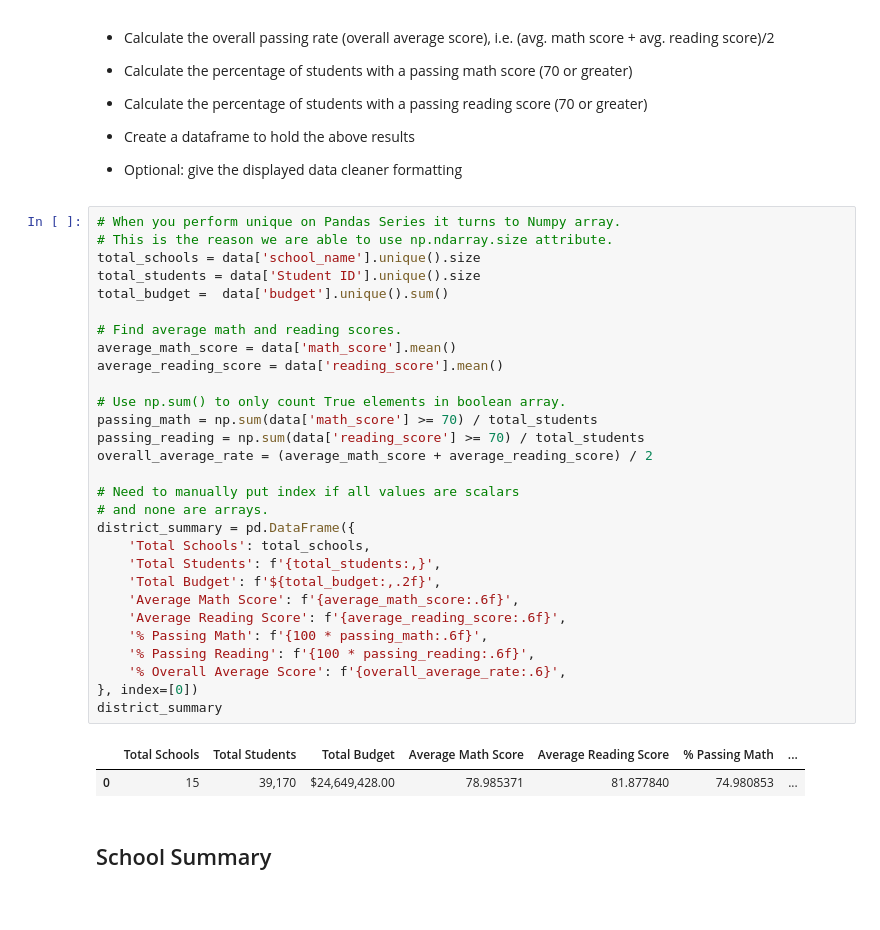
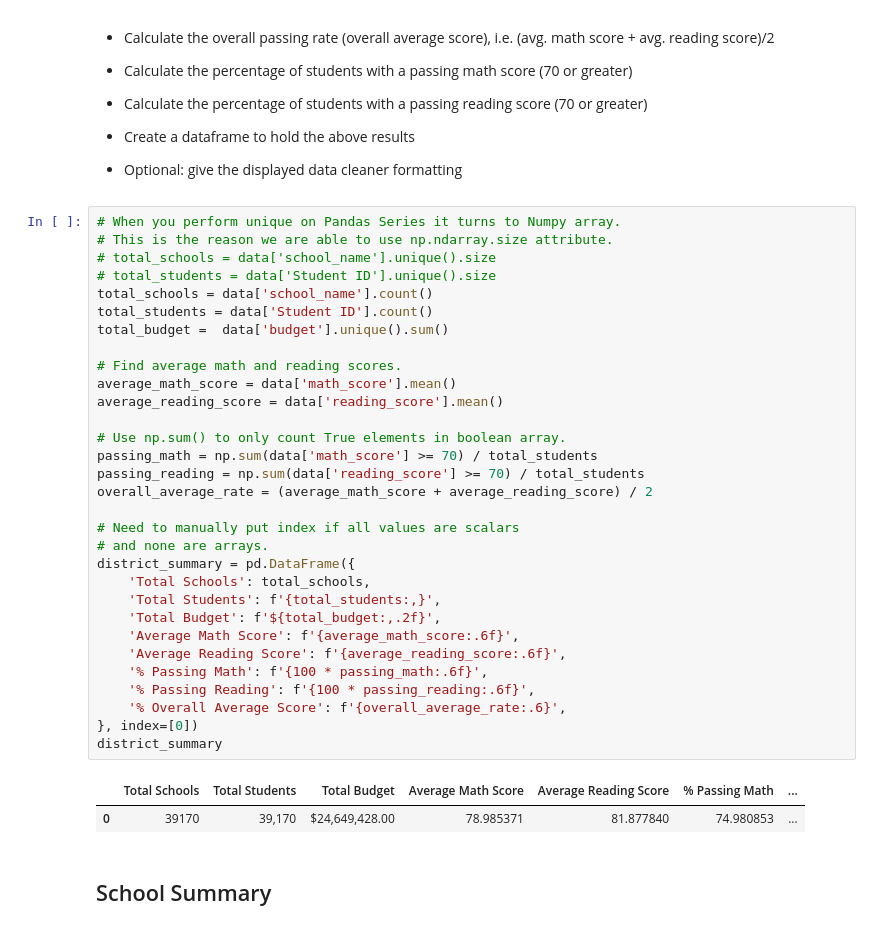
Before and after one commit to davidjaimes/school-district-budget-analysis, a Jupyter notebook: CitySchools.ipynb, the cells around one changed output. Drawn from its saved outputs; the diff is of its cells as text.

Commit message:
use pandas.count() function

```diff
--- a/CitySchools.ipynb
+++ b/CitySchools.ipynb
@@ -42,35 +42,37 @@ data.head(2)
 # %%
 # When you perform unique on Pandas Series it turns to Numpy array.
 # This is the reason we are able to use np.ndarray.size attribute.
-total_schools = data['school_name'].unique().size
-total_students = data['Student ID'].unique().size
+# total_schools = data['school_name'].unique().size
+# total_students = data['Student ID'].unique().size
+total_schools = data['school_name'].count()
+total_students = data['Student ID'].count()
 total_budget =  data['budget'].unique().sum()
 
 # Find average math and reading scores.
 average_math_score = data['math_score'].mean()
 average_reading_score = data['reading_score'].mean()
 
 # Use np.sum() to only count True elements in boolean array.
 passing_math = np.sum(data['math_score'] >= 70) / total_students
 passing_reading = np.sum(data['reading_score'] >= 70) / total_students
 overall_average_rate = (average_math_score + average_reading_score) / 2
 
 # Need to manually put index if all values are scalars
 # and none are arrays.
 district_summary = pd.DataFrame({
     'Total Schools': total_schools,
     'Total Students': f'{total_students:,}',
     'Total Budget': f'${total_budget:,.2f}',
     'Average Math Score': f'{average_math_score:.6f}',
     'Average Reading Score': f'{average_reading_score:.6f}',
     '% Passing Math': f'{100 * passing_math:.6f}',
     '% Passing Reading': f'{100 * passing_reading:.6f}',
     '% Overall Average Score': f'{overall_average_rate:.6}',
 }, index=[0])
 district_summary
 # %% [output]
 |  | Total Schools | Total Students | Total Budget | Average Math Score | Average Reading Score | % Passing Math | ... |
-| 0 | 15 | 39,170 | $24,649,428.00 | 78.985371 | 81.877840 | 74.980853 | ... |
+| 0 | 39170 | 39,170 | $24,649,428.00 | 78.985371 | 81.877840 | 74.980853 | ... |
 # %% [markdown]
 ## School Summary
 # %% [markdown]
```
Also changed, not shown: parts of 1 cell of this notebook, 1 other file.
